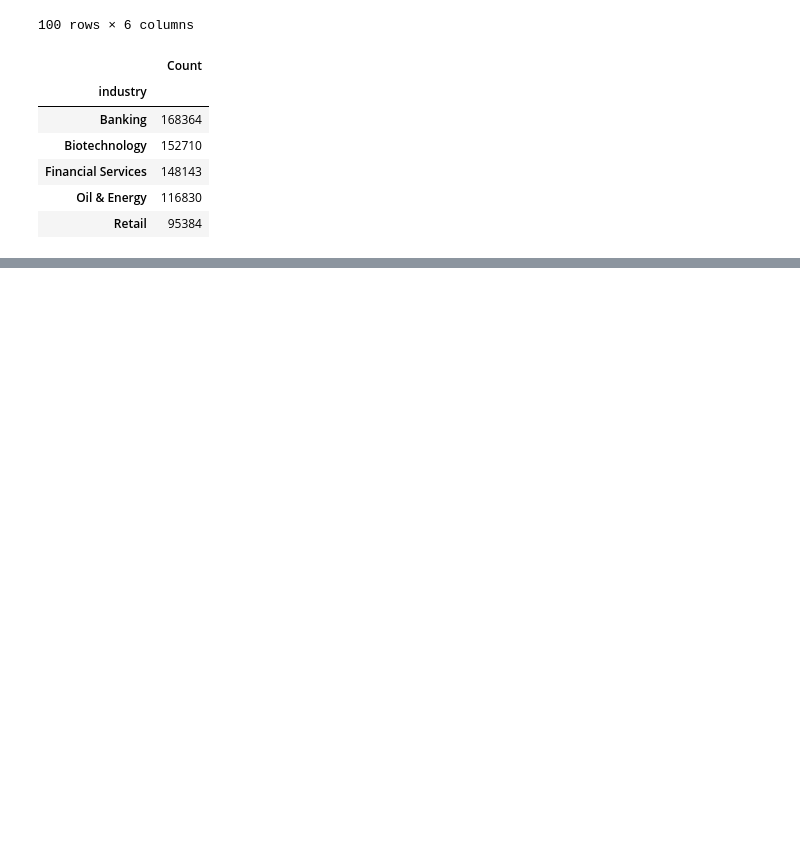
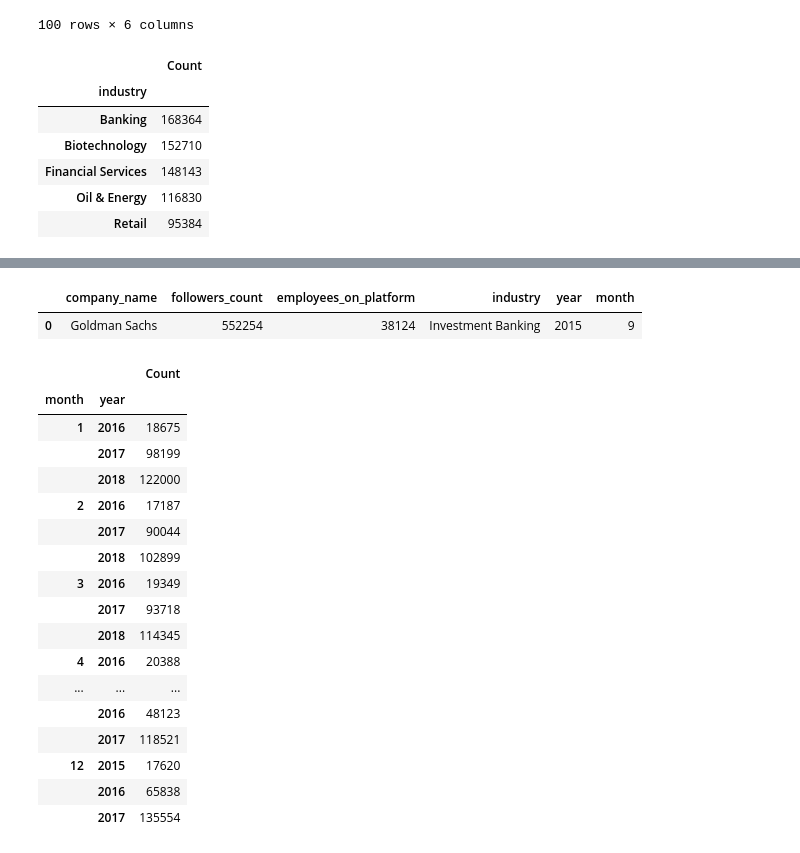
Before and after one commit to sayebms1/data_incubator, a Jupyter notebook: challenge.ipynb, the cells around one changed output, grey strips where cells are left out. Drawn from its saved outputs; the diff is of its cells as text; code cells hidden in the pictures; blank space fills up the shorter version.

```diff
--- a/challenge.ipynb
+++ b/challenge.ipynb
@@ -137,0 +162,30 @@ grouped_by_industry.head()
+# %%
+df.head(1)
+# %% [output]
+|  | company_name | followers_count | employees_on_platform | industry | year | month |
+| 0 | Goldman Sachs | 552254 | 38124 | Investment Banking | 2015 | 9 |
+# %%
+# grouped_by_month =
+grouped_by_month = df.groupby(['month','year']).count().drop(columns=['followers_count','employees_on_platform','industry'])
+grouped_by_month.rename(columns = {'company_name':'Count'}, inplace = True)
+# grouped_by_month.rename(columns = {'company_name':'Count'}, inplace = True)
+grouped_by_month
+# %% [output]
+|  |  | Count |
+| month | year |  |
+| 1 | 2016 | 18675 |
+|  | 2017 | 98199 |
+|  | 2018 | 122000 |
+| 2 | 2016 | 17187 |
+|  | 2017 | 90044 |
+|  | 2018 | 102899 |
+| 3 | 2016 | 19349 |
+|  | 2017 | 93718 |
+|  | 2018 | 114345 |
+| 4 | 2016 | 20388 |
+| ... | ... | ... |
+|  | 2016 | 48123 |
+|  | 2017 | 118521 |
+| 12 | 2015 | 17620 |
+|  | 2016 | 65838 |
+|  | 2017 | 135554 |
```
Also changed, not shown: parts of 11 cells of this notebook.
